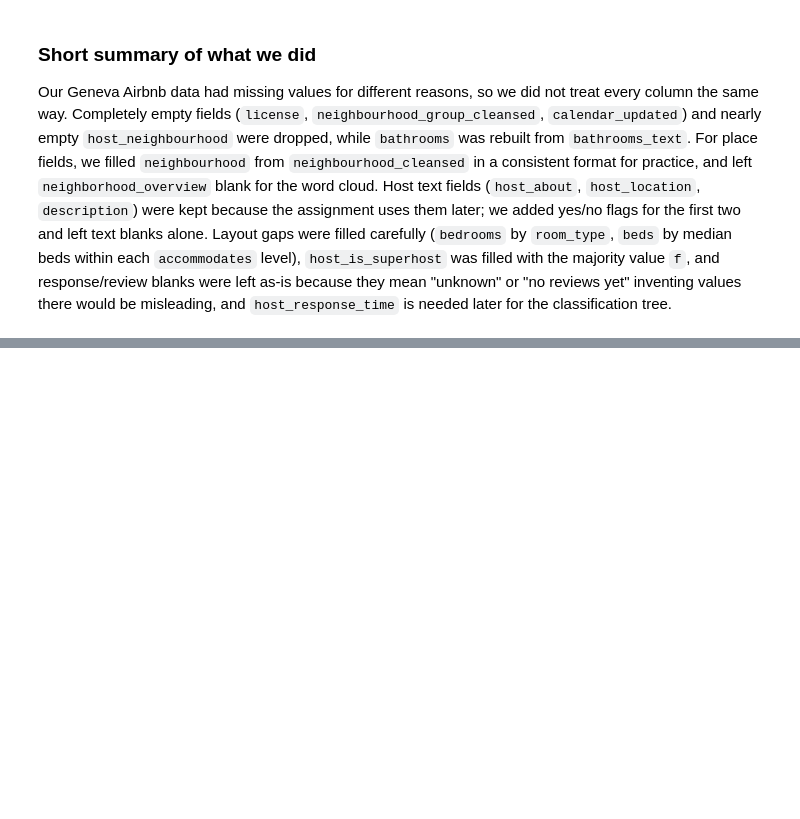
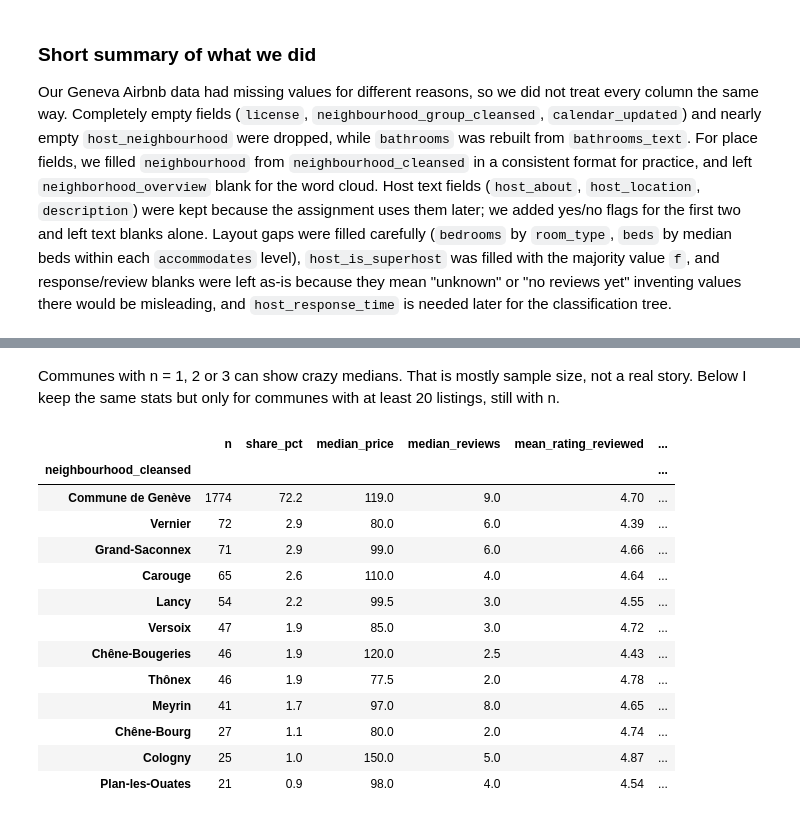
Before and after one commit to simonhamra/Final_Project_AD699, a Jupyter notebook: DATA_PREPARATION.ipynb, the cells around one changed output, grey strips where cells are left out. Saved outputs shown, nothing was run; the diff lists cells and outputs as text; code cells hidden in the pictures; blank space fills up the shorter version.

```diff
--- a/DATA_PREPARATION.ipynb
+++ b/DATA_PREPARATION.ipynb
@@ -338,0 +510,21 @@ Our Geneva Airbnb data had missing values for different reasons, so we did not t
+# %% [markdown]
+Communes with n = 1, 2 or 3 can show crazy medians. That is mostly sample size, not a real story. Below I keep the same stats but only for communes with at least 20 listings, still with n.
+# %%
+# easier to read: communes with at least 20 listings
+stats_by_commune_top = stats_by_commune[stats_by_commune['n'] >= 20]
+stats_by_commune_top
+# %% [output]
+|  | n | share_pct | median_price | median_reviews | mean_rating_reviewed | ... |
+| neighbourhood_cleansed |  |  |  |  |  | ... |
+| Commune de Genève | 1774 | 72.2 | 119.0 | 9.0 | 4.70 | ... |
+| Vernier | 72 | 2.9 | 80.0 | 6.0 | 4.39 | ... |
+| Grand-Saconnex | 71 | 2.9 | 99.0 | 6.0 | 4.66 | ... |
+| Carouge | 65 | 2.6 | 110.0 | 4.0 | 4.64 | ... |
+| Lancy | 54 | 2.2 | 99.5 | 3.0 | 4.55 | ... |
+| Versoix | 47 | 1.9 | 85.0 | 3.0 | 4.72 | ... |
+| Chêne-Bougeries | 46 | 1.9 | 120.0 | 2.5 | 4.43 | ... |
+| Thônex | 46 | 1.9 | 77.5 | 2.0 | 4.78 | ... |
+| Meyrin | 41 | 1.7 | 97.0 | 8.0 | 4.65 | ... |
+| Chêne-Bourg | 27 | 1.1 | 80.0 | 2.0 | 4.74 | ... |
+| Cologny | 25 | 1.0 | 150.0 | 5.0 | 4.87 | ... |
+| Plan-les-Ouates | 21 | 0.9 | 98.0 | 4.0 | 4.54 | ... |
```
Also changed, not shown: parts of 16 cells of this notebook.
